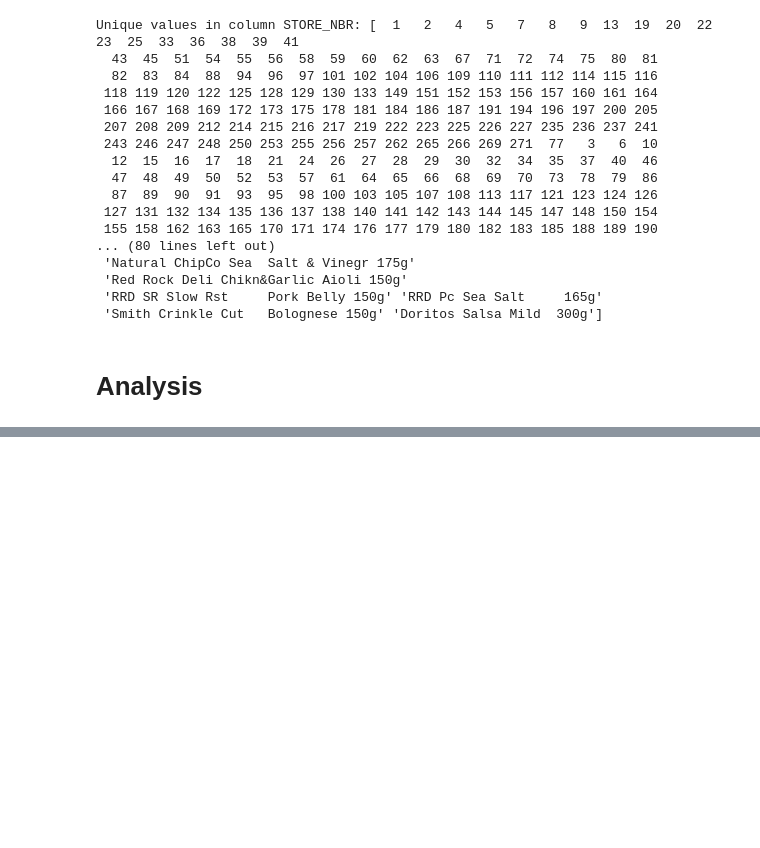
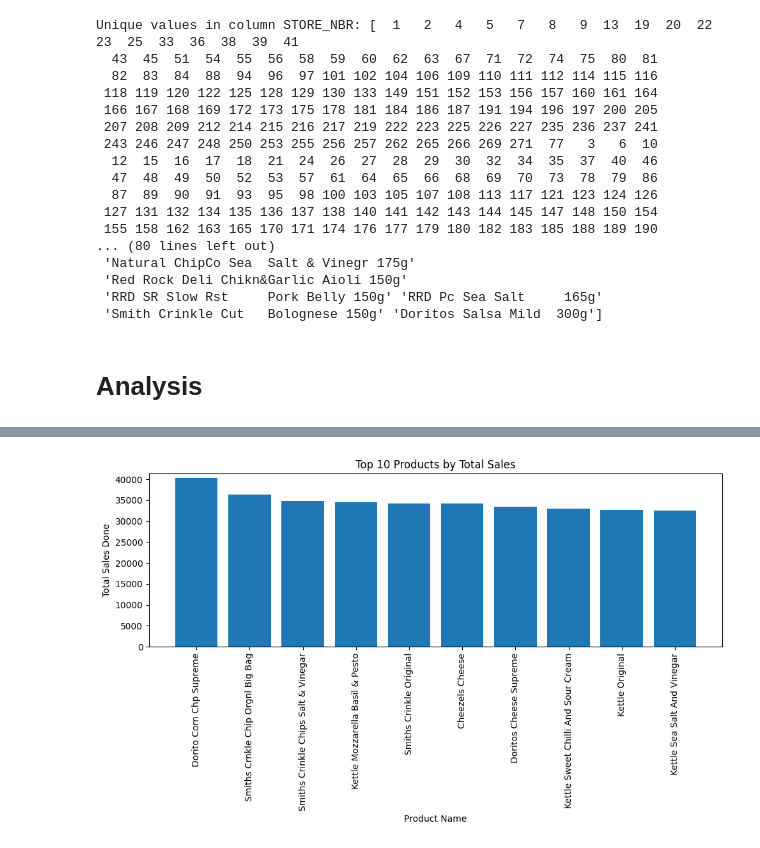
Before and after one commit to pi-mishra/Quantium_DataAnalytics, a Jupyter notebook: Quantium.ipynb, the cells around one changed output, grey strips where cells are left out. Cells and saved outputs as stored; diff of their text form; code cells hidden in the pictures; blank space fills up the shorter version.

```diff
--- a/Quantium.ipynb
+++ b/Quantium.ipynb
@@ -217,0 +250,24 @@ fig.show()
+# %%
+# Group by 'PROD_NAME' and sum 'TOT_SALES'
+product_sales_total = df.groupby('PROD_NAME')['TOT_SALES'].sum().reset_index().sort_values(by='TOT_SALES', ascending=False)[:10]
+
+# Create a bar graph
+plt.figure(figsize=(10, 6))
+plt.bar(product_sales_total['PROD_NAME'], product_sales_total['TOT_SALES'])
+
+# Set the y-axis limits based on the maximum total sales
+plt.ylim(0, max(product_sales_total['TOT_SALES']) + 1000)
+
+# Add labels and title
+plt.xlabel('Product Name')
+plt.ylabel('Total Sales Done')
+plt.title('Top 10 Products by Total Sales')
+
+# Rotate x-axis labels for better readability
+plt.xticks(rotation=90)
+
+# Show the graph
+plt.tight_layout()
+plt.show()
+# %% [output]
+[figure, added]
```
Also changed, not shown: parts of 7 cells of this notebook.
